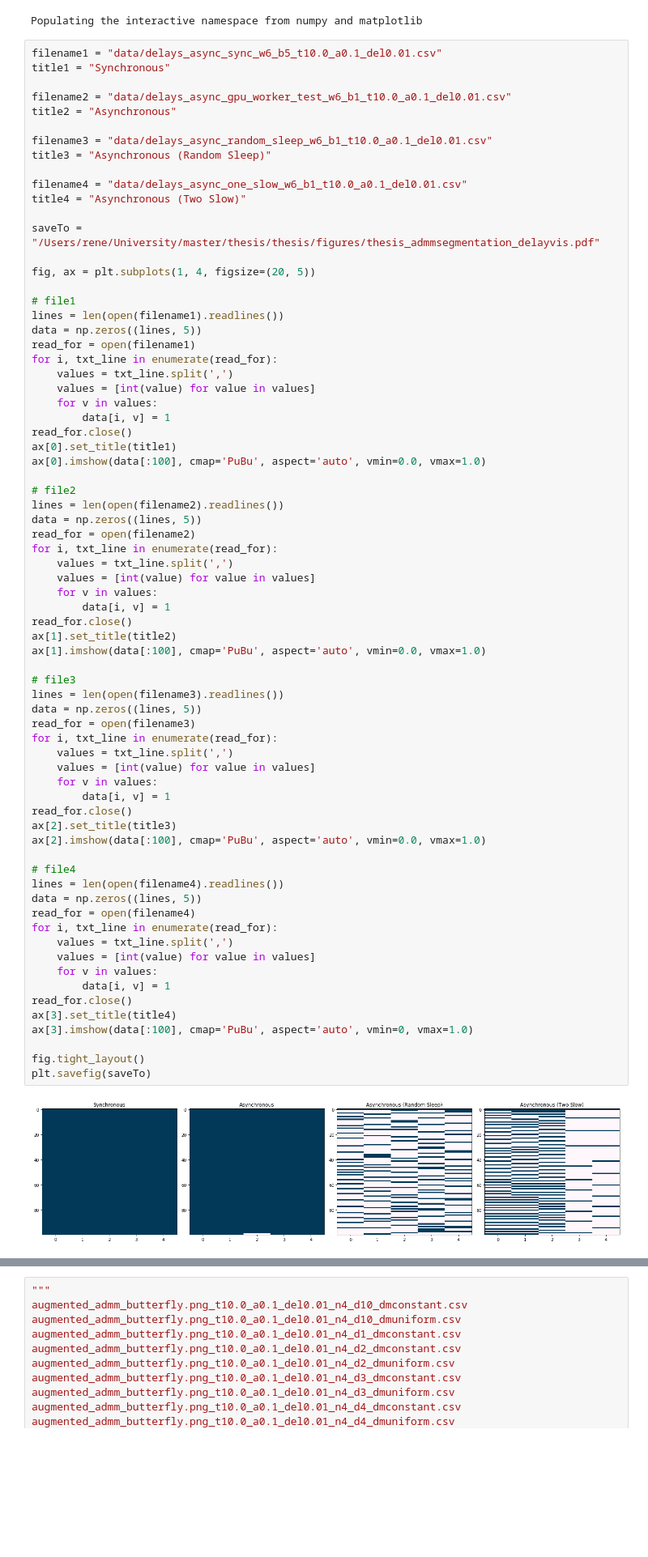
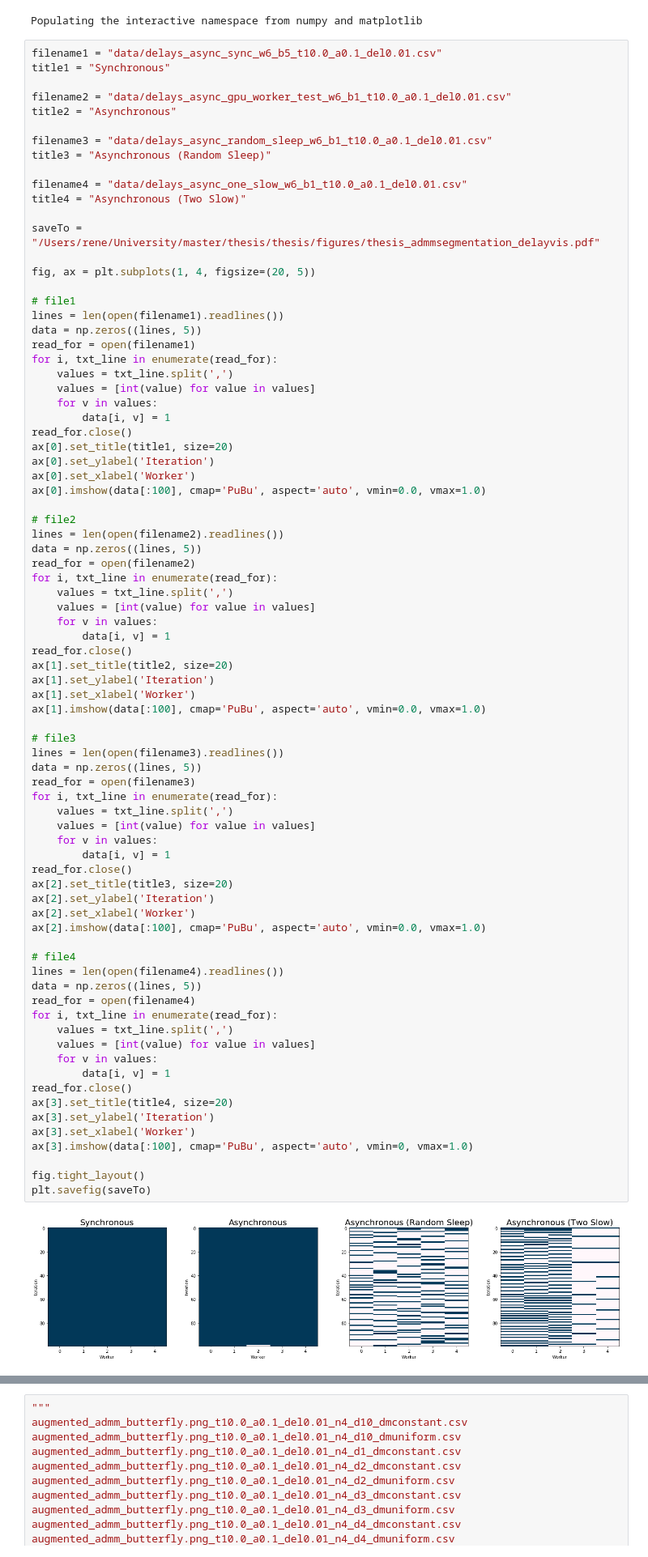
Before and after one commit to filipre/master-experiments, a Jupyter notebook: admm-segmentation/visualizations.ipynb, the cells around one changed output, grey strips where cells are left out. Shown at 81% size. Saved outputs shown, nothing was run; the diff lists cells and outputs as text; blank space fills up the shorter version.

```diff
--- a/admm-segmentation/visualizations.ipynb
+++ b/admm-segmentation/visualizations.ipynb
@@ -34,7 +34,9 @@ for i, txt_line in enumerate(read_for):
     for v in values:
         data[i, v] = 1
 read_for.close()
-ax[0].set_title(title1)
+ax[0].set_title(title1, size=20)
+ax[0].set_ylabel('Iteration')
+ax[0].set_xlabel('Worker')
 ax[0].imshow(data[:100], cmap='PuBu', aspect='auto', vmin=0.0, vmax=1.0)
 
 # file2
@@ -47,39 +49,45 @@ for i, txt_line in enumerate(read_for):
     for v in values:
         data[i, v] = 1
 read_for.close()
-ax[1].set_title(title2)
+ax[1].set_title(title2, size=20)
+ax[1].set_ylabel('Iteration')
+ax[1].set_xlabel('Worker')
 ax[1].imshow(data[:100], cmap='PuBu', aspect='auto', vmin=0.0, vmax=1.0)
 
 # file3
 lines = len(open(filename3).readlines())
 data = np.zeros((lines, 5))
 read_for = open(filename3)
 for i, txt_line in enumerate(read_for):
     values = txt_line.split(',')
     values = [int(value) for value in values]
     for v in values:
         data[i, v] = 1
 read_for.close()
-ax[2].set_title(title3)
+ax[2].set_title(title3, size=20)
+ax[2].set_ylabel('Iteration')
+ax[2].set_xlabel('Worker')
 ax[2].imshow(data[:100], cmap='PuBu', aspect='auto', vmin=0.0, vmax=1.0)
 
 # file4
 lines = len(open(filename4).readlines())
 data = np.zeros((lines, 5))
 read_for = open(filename4)
 for i, txt_line in enumerate(read_for):
     values = txt_line.split(',')
     values = [int(value) for value in values]
     for v in values:
         data[i, v] = 1
 read_for.close()
-ax[3].set_title(title4)
+ax[3].set_title(title4, size=20)
+ax[3].set_ylabel('Iteration')
+ax[3].set_xlabel('Worker')
 ax[3].imshow(data[:100], cmap='PuBu', aspect='auto', vmin=0, vmax=1.0)
 
 fig.tight_layout()
 plt.savefig(saveTo)
 # %% [output]
-[figure, old version]
+[figure, new version]
 # %%
 # image quality
 fig, ax = plt.subplots(1, 1, figsize=(20, 10))
```
Also changed, not shown: parts of 5 cells of this notebook, 2 other files.
